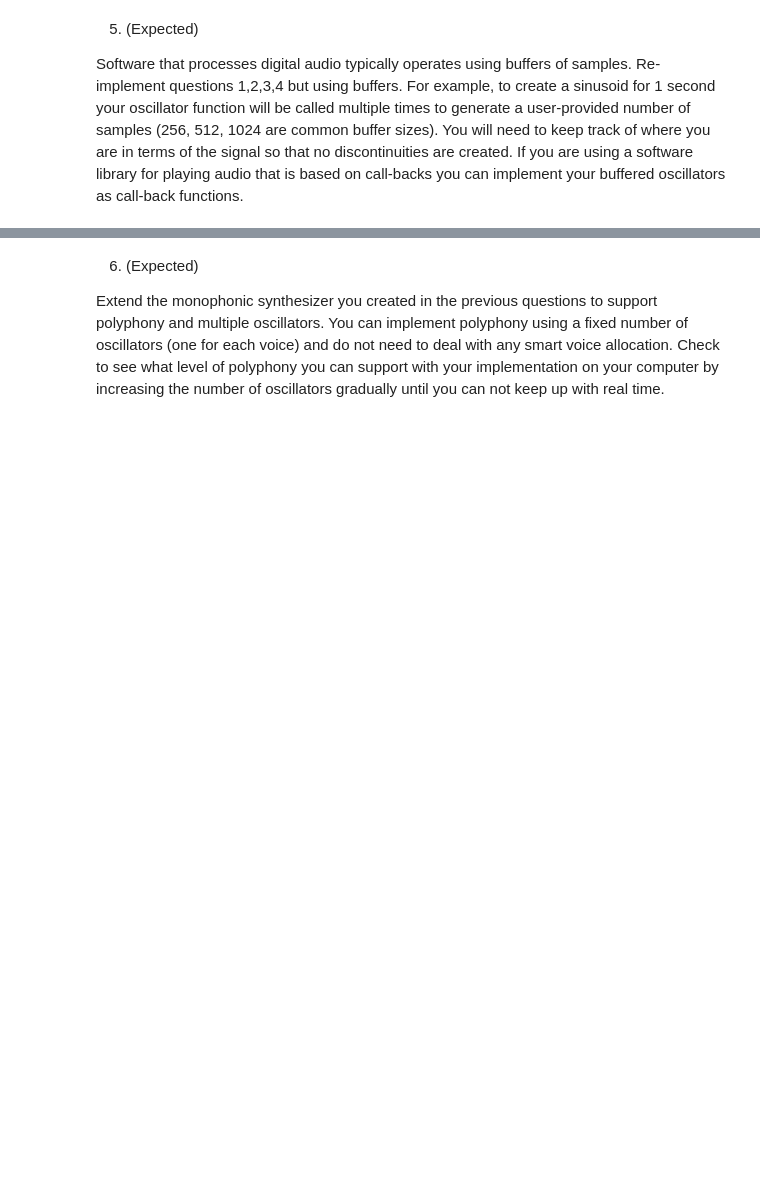
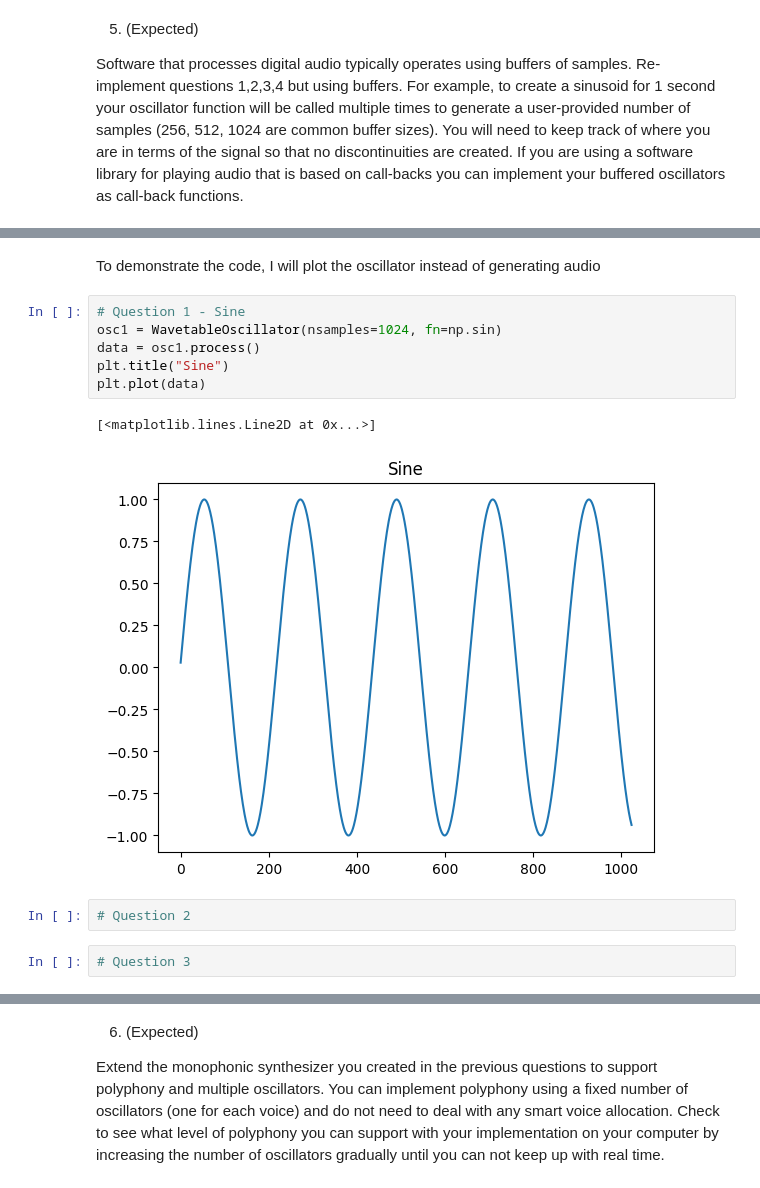
Before and after one commit to iamvickynguyen/CSC484D-Synthesizer, a Jupyter notebook: A1/A1.ipynb, the cells around one changed output, grey strips where cells are left out. Cells and saved outputs as stored; diff of their text form; blank space fills up the shorter version.

```diff
--- a/A1/A1.ipynb
+++ b/A1/A1.ipynb
@@ -185,0 +263,15 @@ buffered oscillators as call-back functions.
+# %% [markdown]
+To demonstrate the code, I will plot the oscillator instead of generating audio
+# %%
+# Question 1 - Sine
+osc1 = WavetableOscillator(nsamples=1024, fn=np.sin)
+data = osc1.process()
+plt.title("Sine")
+plt.plot(data)
+# %% [output]
+[<matplotlib.lines.Line2D at 0x...>]
+[figure, added]
+# %%
+# Question 2
+# %%
+# Question 3
```
Also changed, not shown: parts of 11 cells of this notebook, 1 other file.
